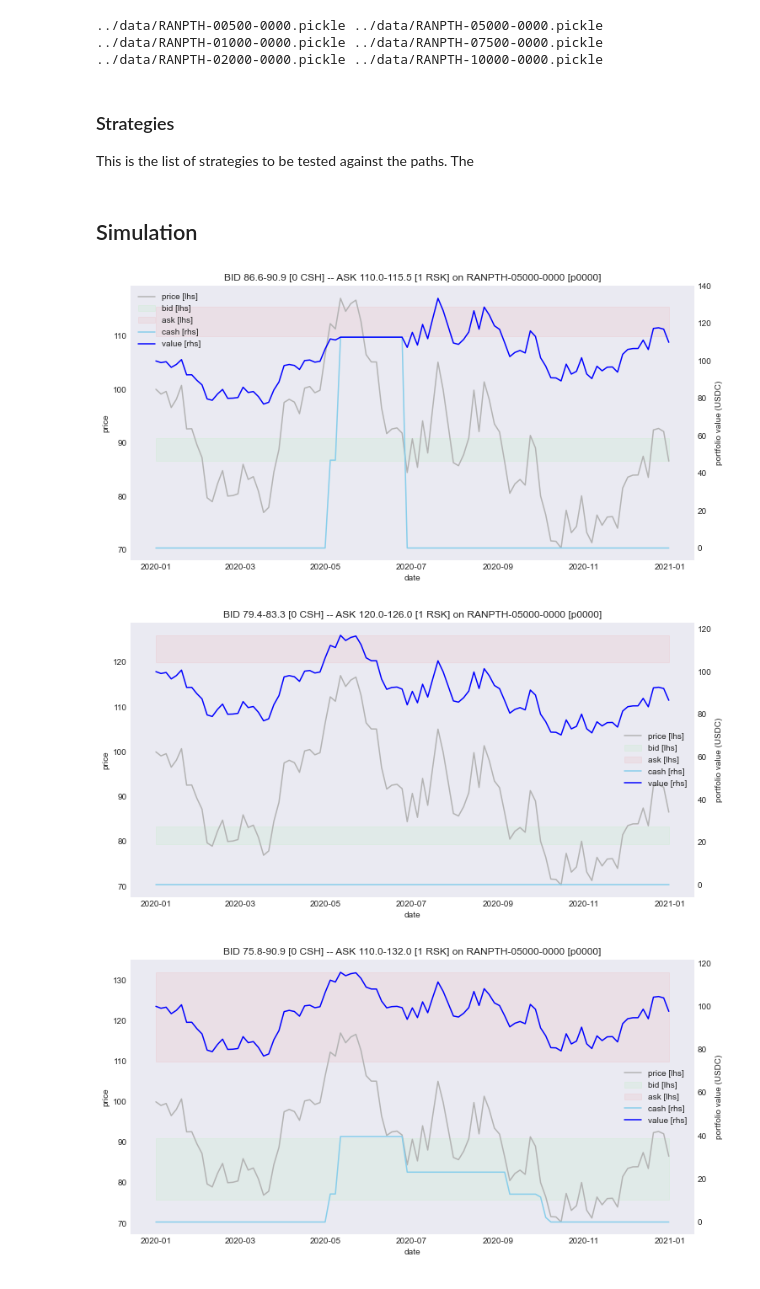
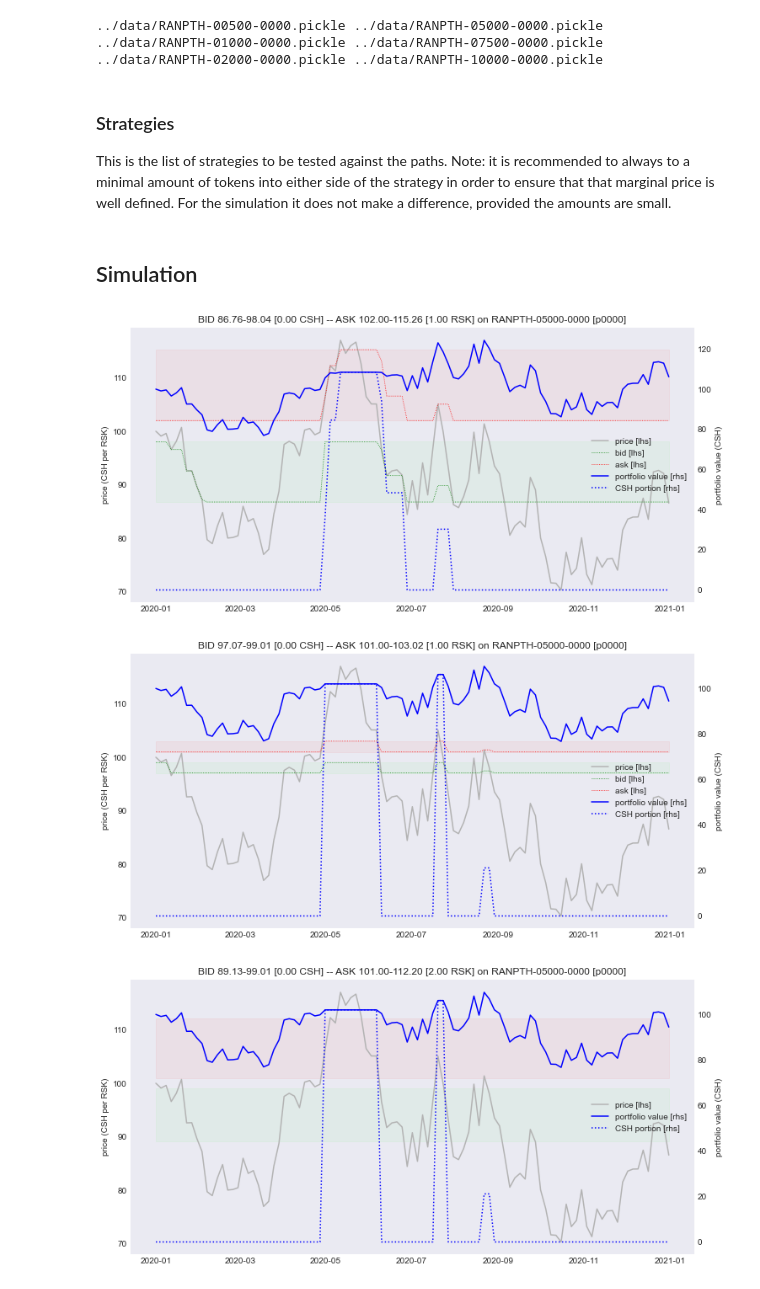
Before and after one commit to bancorprotocol/carbon-simulator, a Jupyter notebook: resources/demo/CarbonSim-Demo-7-3-FrozenData.ipynb, the cells around one changed output. Saved outputs shown, nothing was run; the diff lists cells and outputs as text; code cells hidden in the pictures.

```diff
--- a/resources/demo/CarbonSim-Demo-7-3-FrozenData.ipynb
+++ b/resources/demo/CarbonSim-Demo-7-3-FrozenData.ipynb
@@ -50,5 +51,5 @@ Chose data id RANPTH-05000-0000
 # %% [markdown]
 ### Strategies
 
-This is the list of strategies to be tested against the paths. The
+This is the list of strategies to be tested against the paths. Note: it is recommended to always to a minimal amount of tokens into either side of the strategy in order to ensure that that marginal price is well defined. For the simulation it does not make a difference, provided the amounts are small.
 # %%
@@ -62,18 +63,28 @@ strats = (
+# %%
+strats = (
+    strategy.from_mwh(m=100, g=0.02, w=0.13, amt_rsk=1, amt_csh=0.001),
+    strategy.from_mwh(m=100, g=0.01, w=0.02, amt_rsk=1, amt_csh=0.001),
+    [strategy.from_mwh(m=100, g=0.01, w=0.02, amt_rsk=1, amt_csh=0.001),
+    strategy.from_mwh(m=100, g=0.02, w=0.1, amt_rsk=1, amt_csh=0.001)],
+#     strategy.from_mwh(m=100, g=0.20, w=0.05, amt_rsk=1, amt_csh=0),
+#     strategy.from_mwh(m=100, g=0.10, w=0.20, amt_rsk=1, amt_csh=0),
+#     strategy.from_mwh(m=100, g=0.20, w=0.20, amt_rsk=1, amt_csh=0),
+)
 # %% [markdown]
 ## Simulation
 # %%
-for colnm in ["p0000", "p0001", "p0002"]:
+for colnm in ["p0000", "p0001", "p0002"][:1]:
     for ix, strat in enumerate(strats):
 
         path = pdread(DATAFN, colnm)
         simresults = run_sim(strat, path)
         plot_sim(strat, path, simresults, f"{DATAID} [{colnm}]")
 
         # save charts
         if isinstance(OUTPATH, str):
             plt.savefig(j(OUTPATH, f"{DATAID}-{colnm}-{ix}.png"))
         plt.show()
 # %% [output]
-[figure, old version]
+[figure, new version]
-[figure, old version]
+[figure, new version]
-[figure, old version]
+[figure, new version]
```
Also changed, not shown: parts of 3 cells of this notebook, 8 other files.
